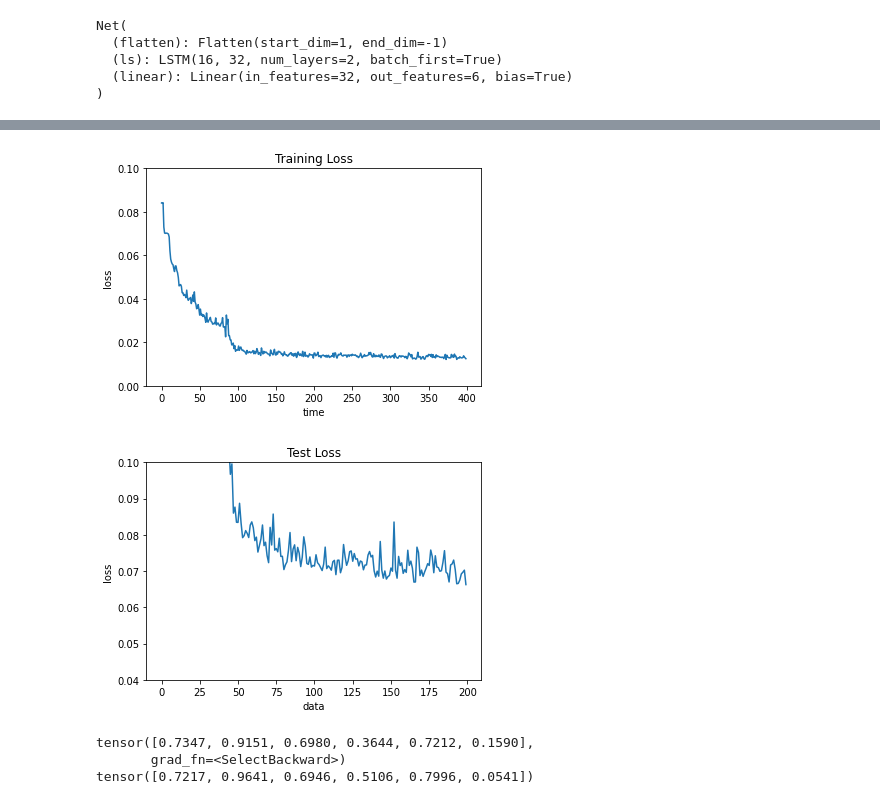
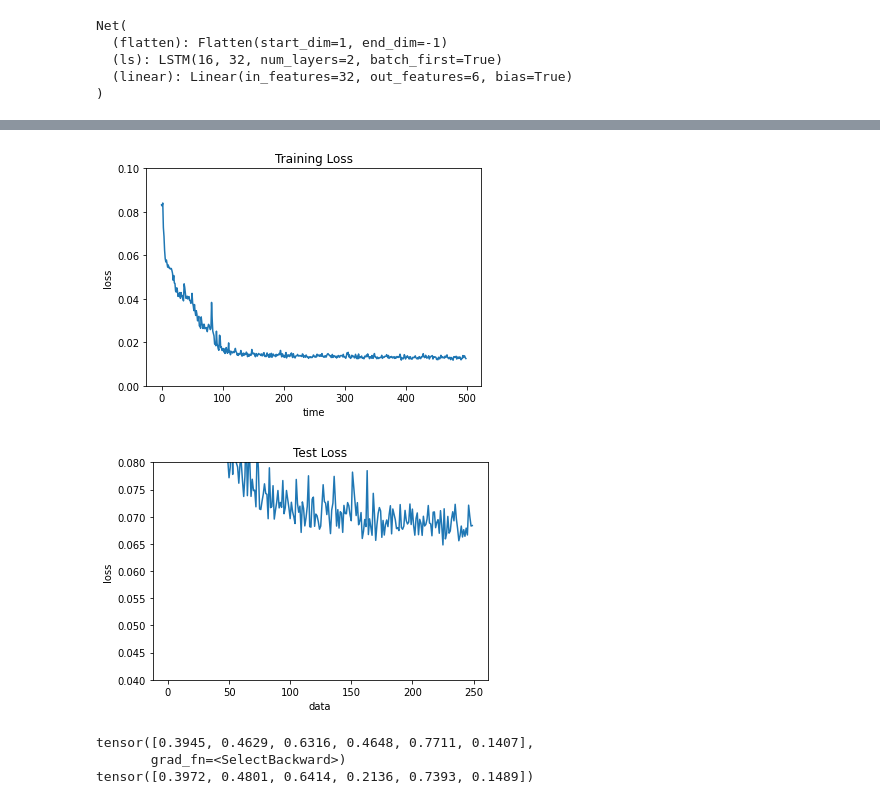
Before and after one commit to anapervan/Flexible-Tool, a Jupyter notebook: data_processing.ipynb, the cells around one changed output, grey strips where cells are left out. Drawn from its saved outputs; the diff is of its cells as text; code cells hidden in the pictures.

Commit message:
improve learning model

```diff
--- a/data_processing.ipynb
+++ b/data_processing.ipynb
@@ -3,9 +3,9 @@ import pandas as pd
 import numpy as np
 # %%
 
-df = pd.read_csv('/home/ana/Documents/Code/Flexible-Tool/data_3.csv', sep = " ", names = ['name', 'value'])
+# df = pd.read_csv('/home/ana/Documents/Code/Flexible-Tool/data_3.csv', sep = " ", names = ['name', 'value'])
 
-# df = pd.read_csv('/home/bowen/Documents/Rod_manipulation/Flexible-Tool/data_2.csv', sep = " ", names = ['name', 'value'])
+df = pd.read_csv('/home/bowen/Documents/Rod_manipulation/Flexible-Tool/data_3.csv', sep = " ", names = ['name', 'value'])
 # %%
 
 df.dropna(inplace = True)
@@ -172,7 +172,7 @@ Net(
 # %%
 ### loss function and optimizer for training
 loss_fn = torch.nn.MSELoss()
-optimizer = torch.optim.Adam(model.parameters(), lr=1e-)
+optimizer = torch.optim.Adam(model.parameters(), lr=1e-2)
 
 ### Functions for training and testing the model
 def train(dataloader, model, loss_fn, optimizer,loss_list):
@@ -216,7 +216,7 @@ def test(dataloader, model,test_loss_list):
     return test_loss_list
 # %%
 ### Train the model
-epochs = 200
+epochs = 250
 loss_list=[]
 test_loss_list=[]
 for t in range(epochs):
@@ -244,30 +244,30 @@ Test Error: Loss = 0.066270
 # %%
 plt.figure()
 plt.plot(loss_list)
 axes = plt.gca()
 plt.title('Training Loss')
 plt.xlabel('time')
 plt.ylabel('loss')
 axes.set_ylim([0,0.1])
 plt.show()
 
 plt.figure()
 plt.plot(test_loss_list)
 axes = plt.gca()
 plt.title('Test Loss')
 plt.xlabel('data')
 plt.ylabel('loss')
-axes.set_ylim([0.04,0.1])
+axes.set_ylim([0.04,0.08])
 plt.show()
 # %% [output]
-[figure, old version]
+[figure, new version]
-[figure, old version]
+[figure, new version]
 # %%
 n = np.random.randint(0,int(0.2*data_trials))
 pred = model(x_test_tensor[n])
 print(pred[0])
 print(y_test_tensor[n])
 # %% [output]
-tensor([0.7347, 0.9151, 0.6980, 0.3644, 0.7212, 0.1590],
+tensor([0.3945, 0.4629, 0.6316, 0.4648, 0.7711, 0.1407],
        grad_fn=<SelectBackward>)
-tensor([0.7217, 0.9641, 0.6946, 0.5106, 0.7996, 0.0541])
+tensor([0.3972, 0.4801, 0.6414, 0.2136, 0.7393, 0.1489])
```
Also changed, not shown: parts of 1 cell of this notebook.
